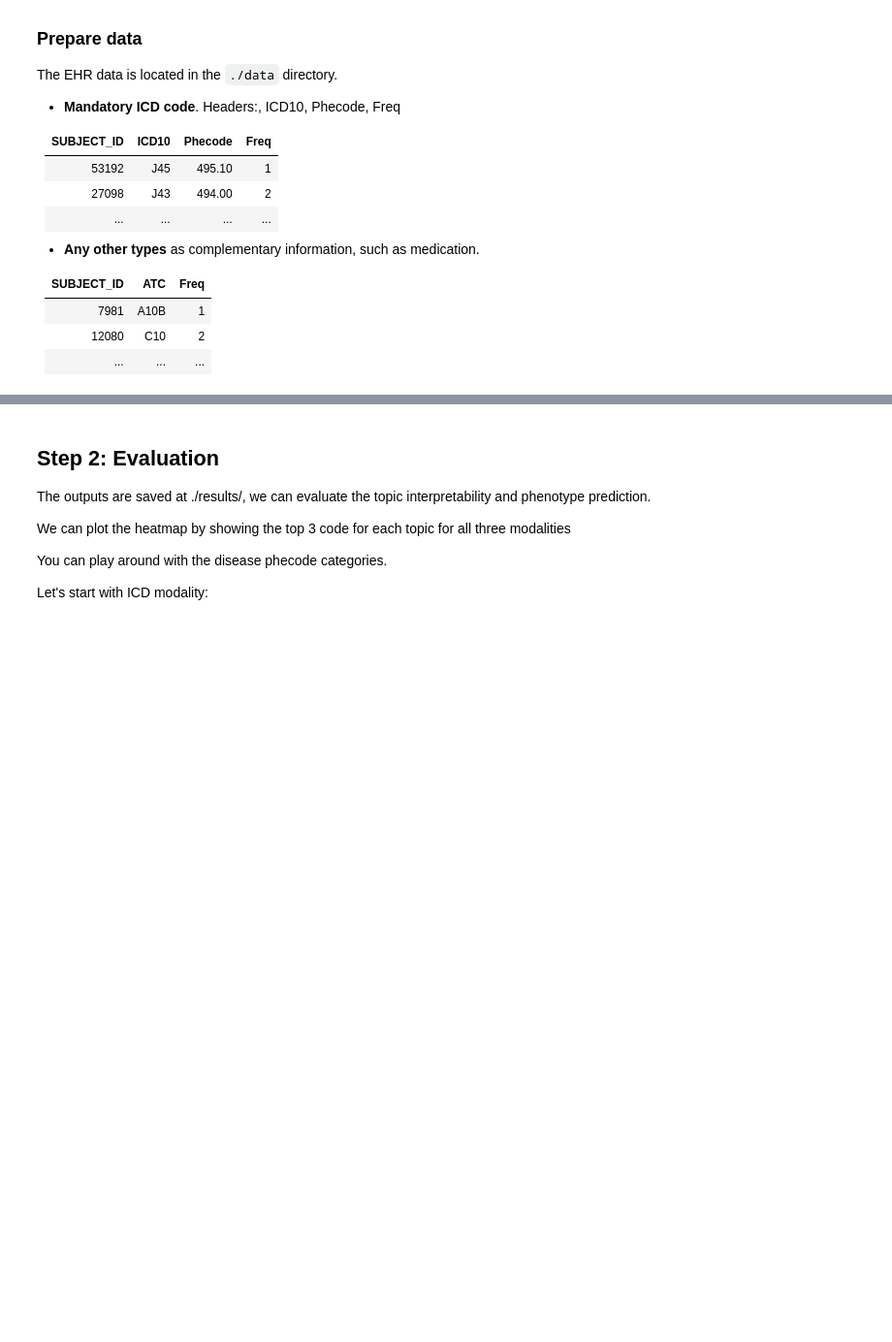
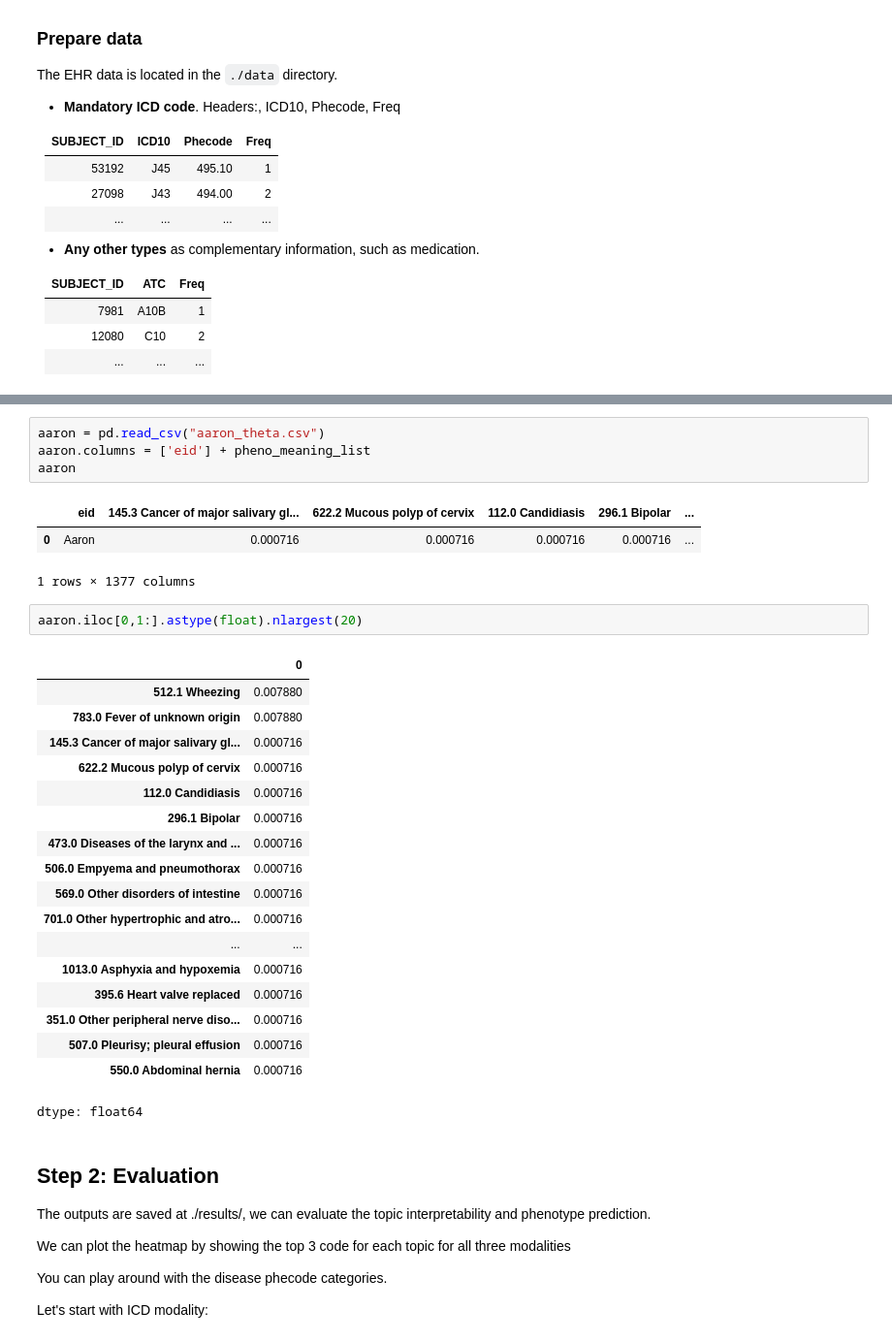
Before and after one commit to Ziqiyang72960/MixEHR-SAGE, a Jupyter notebook: Phenotyping_and_PheWAS_Using_MixEHR_Seed.ipynb, the cells around one changed output, grey strips where cells are left out. Shown at 97% size. Drawn from its saved outputs; the diff is of its cells as text; blank space fills up the shorter version.

```diff
--- a/Phenotyping_and_PheWAS_Using_MixEHR_Seed.ipynb
+++ b/Phenotyping_and_PheWAS_Using_MixEHR_Seed.ipynb
@@ -538,3 +574,32 @@ Running for 3 minibatch
+# %%
+aaron = pd.read_csv("aaron_theta.csv")
+aaron.columns = ['eid'] + pheno_meaning_list
+aaron
+# %% [output]
+|  | eid | 145.3 Cancer of major salivary gl... | 622.2 Mucous polyp of cervix | 112.0 Candidiasis | 296.1 Bipolar | ... |
+| 0 | Aaron | 0.000716 | 0.000716 | 0.000716 | 0.000716 | ... |
+1 rows × 1377 columns
+# %%
+aaron.iloc[0,1:].astype(float).nlargest(20)
+# %% [output]
+|  | 0 |
+| 512.1 Wheezing | 0.007880 |
+| 783.0 Fever of unknown origin | 0.007880 |
+| 145.3 Cancer of major salivary gl... | 0.000716 |
+| 622.2 Mucous polyp of cervix | 0.000716 |
+| 112.0 Candidiasis | 0.000716 |
+| 296.1 Bipolar | 0.000716 |
+| 473.0 Diseases of the larynx and ... | 0.000716 |
+| 506.0 Empyema and pneumothorax | 0.000716 |
+| 569.0 Other disorders of intestine | 0.000716 |
+| 701.0 Other hypertrophic and atro... | 0.000716 |
+| ... | ... |
+| 1013.0 Asphyxia and hypoxemia | 0.000716 |
+| 395.6 Heart valve replaced | 0.000716 |
+| 351.0 Other peripheral nerve diso... | 0.000716 |
+| 507.0 Pleurisy; pleural effusion | 0.000716 |
+| 550.0 Abdominal hernia | 0.000716 |
+dtype: float64
 # %% [markdown]
 ## Step 2: Evaluation
 The outputs are saved at ./results/, we can evaluate the topic interpretability and phenotype prediction.
```
Also changed, not shown: parts of 4 cells of this notebook.
